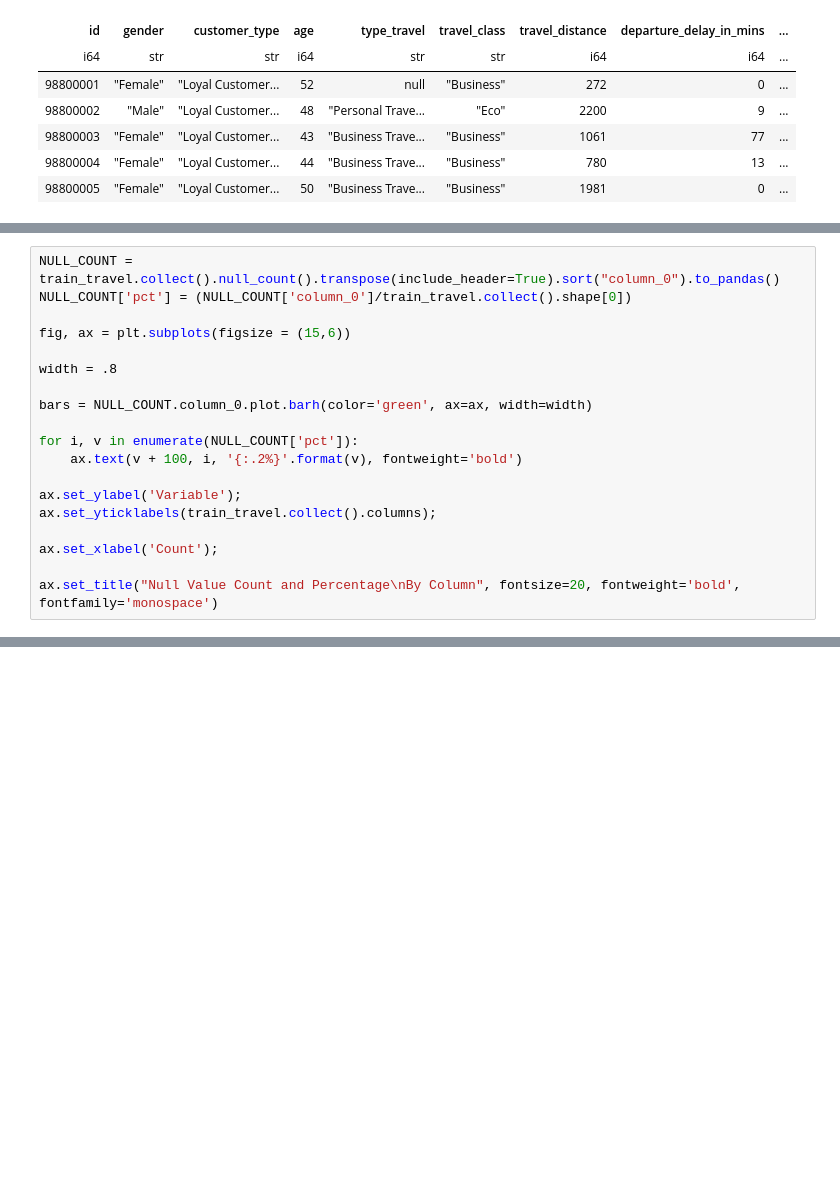
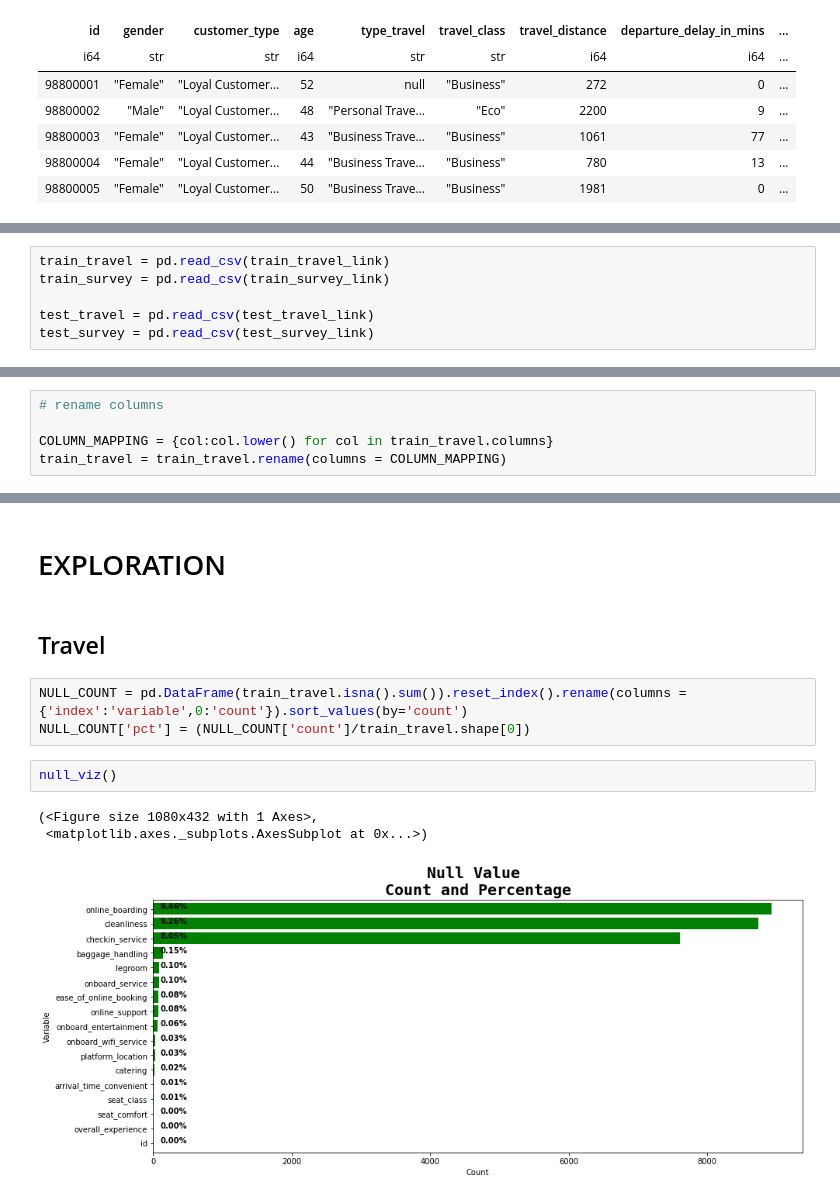
Before and after one commit to amrirasyidi/mit_idss_hackaton, a Jupyter notebook: data_exploration.ipynb, the cells around one changed output, grey strips where cells are left out. Drawn from its saved outputs; the diff is of its cells as text; blank space fills up the shorter version.

Commit message:
start survey eda

```diff
--- a/data_exploration.ipynb
+++ b/data_exploration.ipynb
@@ -79,19 +71,0 @@ for i, v in enumerate(NULL_COUNT['pct']):
-# %%
-NULL_COUNT = train_travel.collect().null_count().transpose(include_header=True).sort("column_0").to_pandas()
-NULL_COUNT['pct'] = (NULL_COUNT['column_0']/train_travel.collect().shape[0])
-
-fig, ax = plt.subplots(figsize = (15,6))
-
-width = .8
-
-bars = NULL_COUNT.column_0.plot.barh(color='green', ax=ax, width=width)
-
-for i, v in enumerate(NULL_COUNT['pct']):
-    ax.text(v + 100, i, '{:.2%}'.format(v), fontweight='bold')
-
-ax.set_ylabel('Variable');
-ax.set_yticklabels(train_travel.collect().columns);
-
-ax.set_xlabel('Count');
-
-ax.set_title("Null Value Count and Percentage\nBy Column", fontsize=20, fontweight='bold', fontfamily='monospace')
@@ -104,0 +74,6 @@ AttributeError: ignored
+# %%
+train_travel = pd.read_csv(train_travel_link)
+train_survey = pd.read_csv(train_survey_link)
+
+test_travel = pd.read_csv(test_travel_link)
+test_survey = pd.read_csv(test_survey_link)
@@ -104,0 +123,5 @@ AttributeError: ignored
+# %%
+# rename columns
+
+COLUMN_MAPPING = {col:col.lower() for col in train_travel.columns}
+train_travel = train_travel.rename(columns = COLUMN_MAPPING)
@@ -104,0 +311,13 @@ AttributeError: ignored
+# %% [markdown]
+# EXPLORATION
+# %% [markdown]
+## Travel
+# %%
+NULL_COUNT = pd.DataFrame(train_travel.isna().sum()).reset_index().rename(columns = {'index':'variable',0:'count'}).sort_values(by='count')
+NULL_COUNT['pct'] = (NULL_COUNT['count']/train_travel.shape[0])
+# %%
+null_viz()
+# %% [output]
+(<Figure size 1080x432 with 1 Axes>,
+ <matplotlib.axes._subplots.AxesSubplot at 0x...>)
+[figure, added]
```
Also changed, not shown: parts of 38 cells of this notebook.
